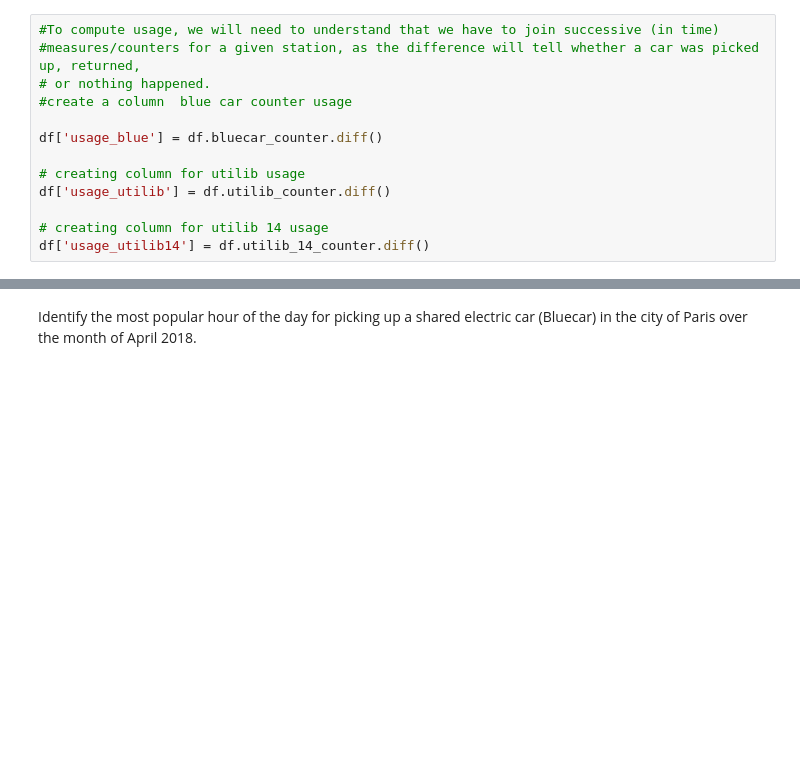
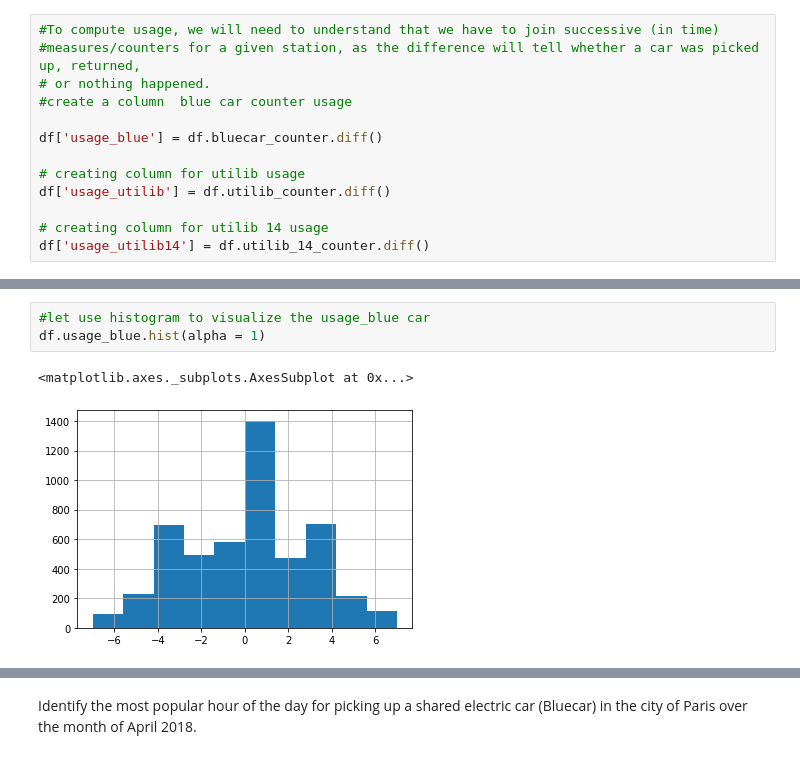
Before and after one commit to amishali/Electric-car, a Jupyter notebook: python_wk4.ipynb, the cells around one changed output, grey strips where cells are left out. Drawn from its saved outputs; the diff is of its cells as text; blank space fills up the shorter version.

```diff
--- a/python_wk4.ipynb
+++ b/python_wk4.ipynb
@@ -388,3 +383,9 @@ df.head()
 | 2 | 2 Avenue John Fitzgerald Kennedy | 3 | 3 | 0 | 2 | 0 | operational | ... |
 | 3 | 51 Rue EugÃ¨ne OudinÃ© | 3 | 3 | 1 | 0 | 1 | operational | ... |
 | 4 | 6 avenue de la Porte de Champerret | 3 | 3 | 0 | 0 | 0 | nonexistent | ... |
+# %%
+#let use histogram to visualize the usage_blue car
+df.usage_blue.hist(alpha = 1)
+# %% [output]
+<matplotlib.axes._subplots.AxesSubplot at 0x...>
+[figure, added]
```
Also changed, not shown: parts of 25 cells of this notebook.
